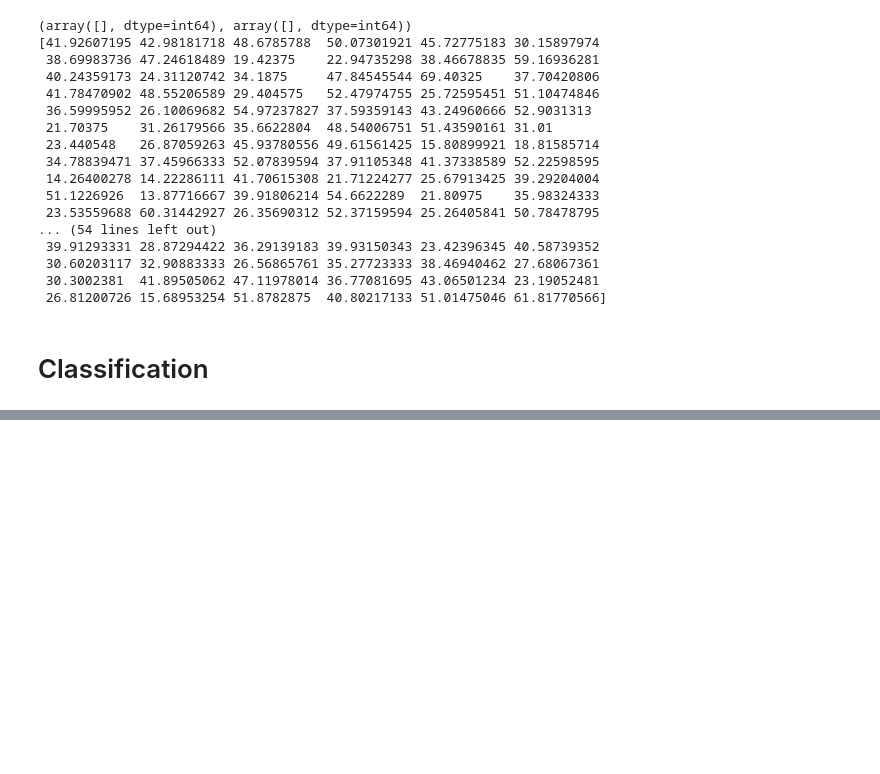
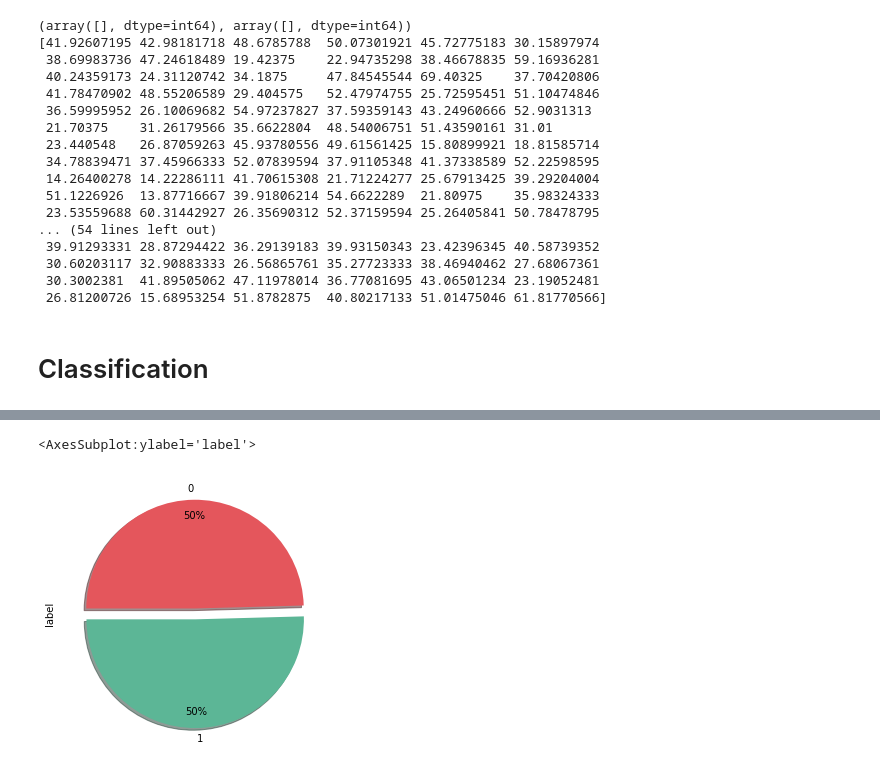
Before and after one commit to Kartm/university-ai-labs-statistical-ml, a Jupyter notebook: Solution.ipynb, the cells around one changed output, grey strips where cells are left out. Drawn from its saved outputs; the diff is of its cells as text; code cells hidden in the pictures; blank space fills up the shorter version.

```diff
--- a/Solution.ipynb
+++ b/Solution.ipynb
@@ -301,0 +238,12 @@ True Label: 0, Predicted Label: 0
+# %%
+data.label.value_counts().plot(kind='pie',
+                                   autopct='%1.0f%%',
+                                   shadow=True,
+                                   startangle=180,
+                                   pctdistance=0.85,
+                                   explode = (0.05,0.05),
+                                   colors = ['#5cb696','#e4565c'],
+                                   figsize=(5, 5))
+# %% [output]
+<AxesSubplot:ylabel='label'>
+[figure, added]
```
Also changed, not shown: parts of 20 cells of this notebook.
